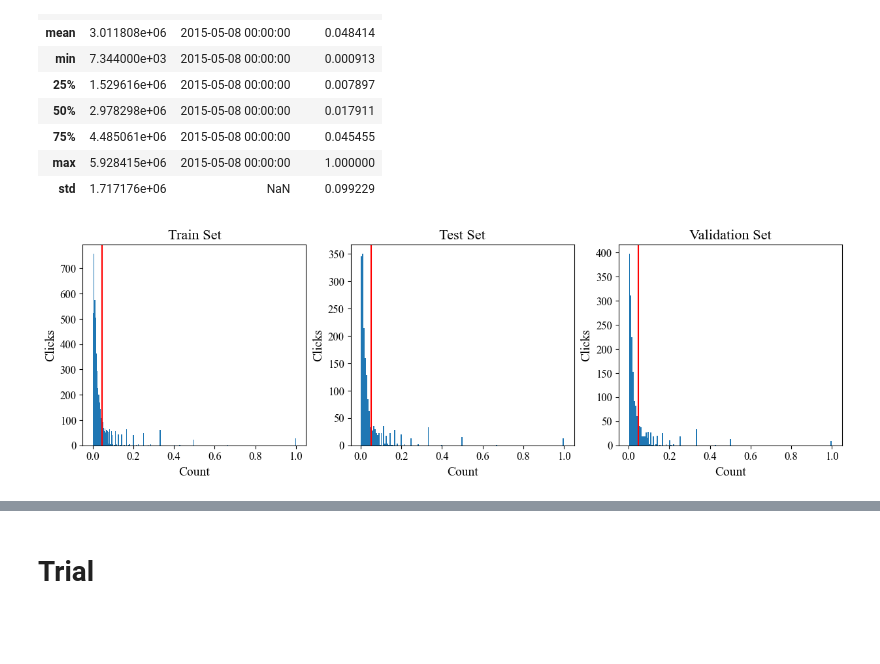
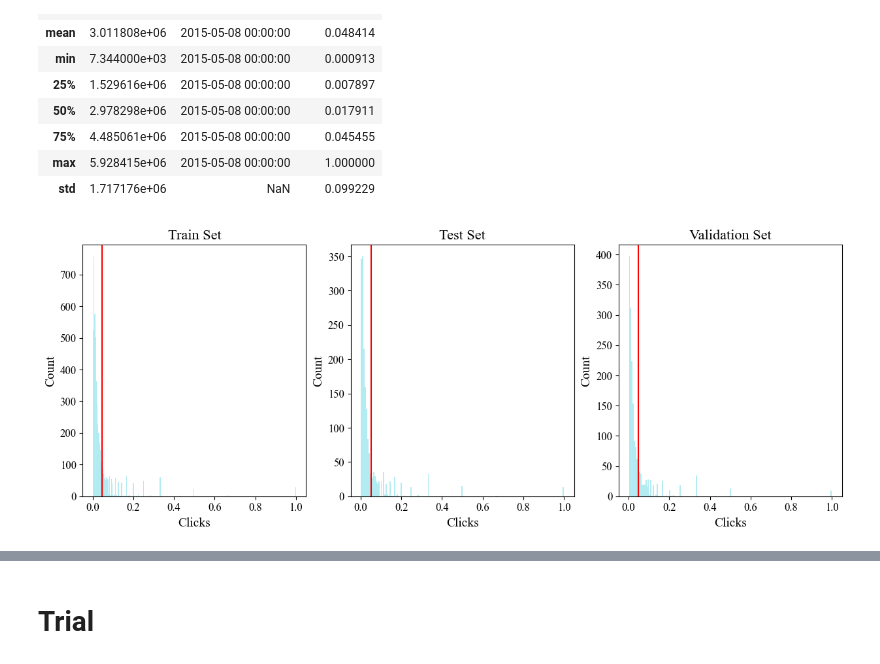
Before and after one commit to ignaciocunado/gt-rdl, a Jupyter notebook: data_analysis/eda.ipynb, the cells around one changed output, grey strips where cells are left out. Cells and saved outputs as stored; diff of their text form; code cells hidden in the pictures; blank space fills up the shorter version.

```diff
--- a/data_analysis/eda.ipynb
+++ b/data_analysis/eda.ipynb
@@ -9,6 +10,7 @@ import numpy as np
 # jupysql is a requirement too
 # %%
 # Matplotlib config
+plt.style.use('default')
 plt.rcParams.update({
     "font.family":       "serif",
     "font.serif":        ["Times New Roman", "Palatino", "STIX"],
@@ -34,9 +36,6 @@ plt.rcParams.update({
     "legend.framealpha": 0.9,
     "legend.edgecolor":  "0.8",
     "legend.fontsize":   12,
-
-    "axes.formatter.useoffset": False,
-    "axes.formatter.limits": (-4, 4),
 })
 # %%
 utils.db_setup('rel-f1', 'f1.db')
@@ -114,7 +120,7 @@ driver_pos_val_labels = val_df['position'].to_numpy()
 # %%
 def plot_reg_dist(ax, data, xlabel, ylabel, title):
     mean = np.mean(data)
-    ax.hist(data, bins='auto')
+    ax.hist(data, bins='auto', color='#B3EBF2')
     ax.axvline(mean, label='Mean', color='r')
     ax.set_xlabel(xlabel)
     ax.set_ylabel(ylabel)
@@ -525,14 +646,14 @@ ad_ctr_train_labels = train_df.num_click.to_numpy()
 ad_ctr_test_labels = test_df.num_click.to_numpy()
 ad_ctr_val_labels = val_df.num_click.to_numpy()
 # %%
-fig, ax = plt.subplots(1, 3, figsize=(15, 4))
+fig, ax = plt.subplots(1, 3, figsize=(15, 5))
 ax = ax.reshape((-1))
 
-plot_reg_dist(ax[0], ad_ctr_train_labels, 'Count', 'Clicks', 'Train Set')
-plot_reg_dist(ax[1], ad_ctr_test_labels, 'Count', 'Clicks', 'Test Set')
-plot_reg_dist(ax[2], ad_ctr_val_labels, 'Count', 'Clicks', 'Validation Set')
+plot_reg_dist(ax[0], ad_ctr_train_labels, 'Clicks', 'Count', 'Train Set')
+plot_reg_dist(ax[1], ad_ctr_test_labels, 'Clicks', 'Count', 'Test Set')
+plot_reg_dist(ax[2], ad_ctr_val_labels, 'Clicks', 'Count', 'Validation Set')
 
 plt.savefig('ad_ctr_dist.pdf')
 plt.show()
 # %% [output]
-[figure, old version]
+[figure, new version]
```
Also changed, not shown: parts of 32 cells of this notebook, 17 other files.
